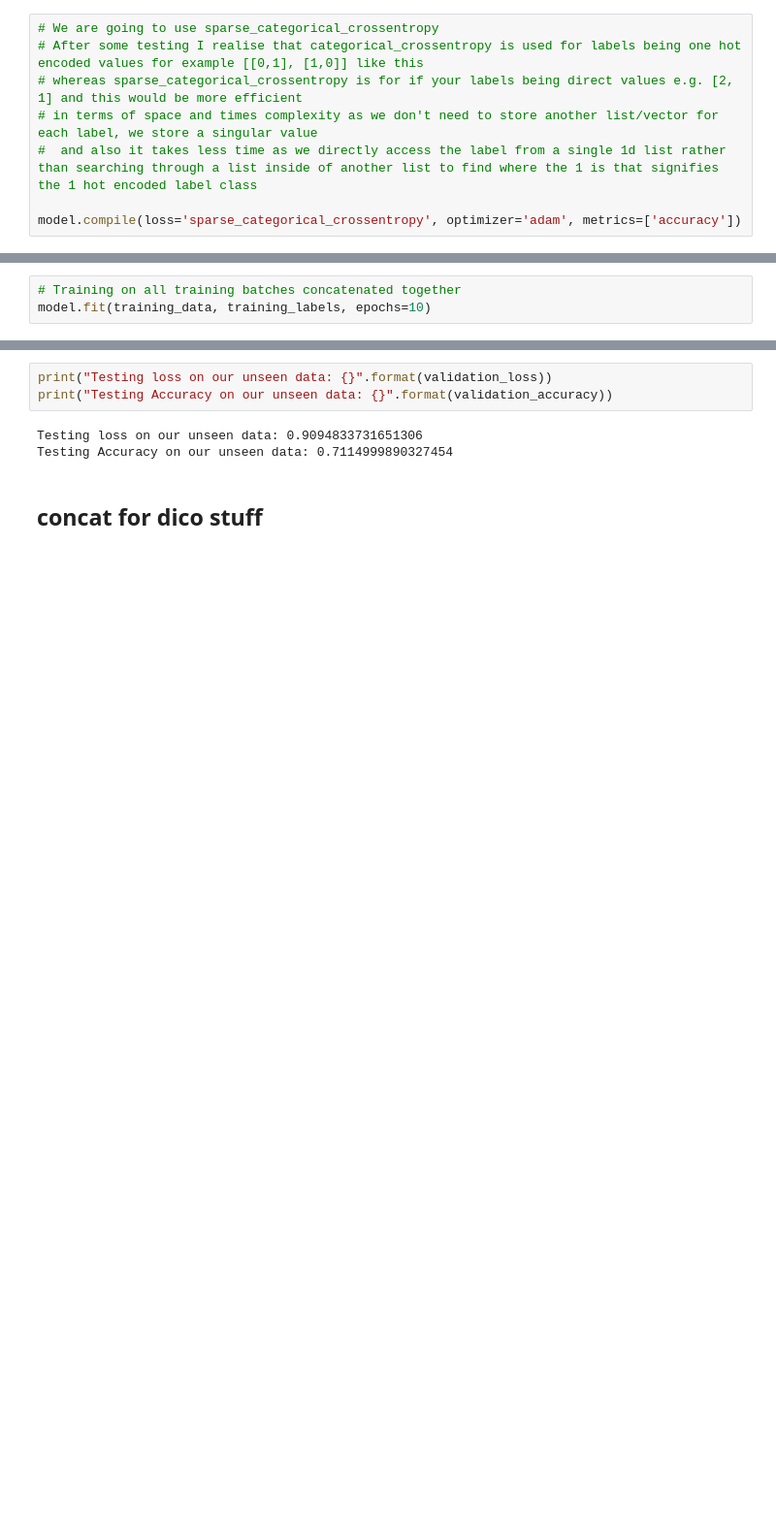
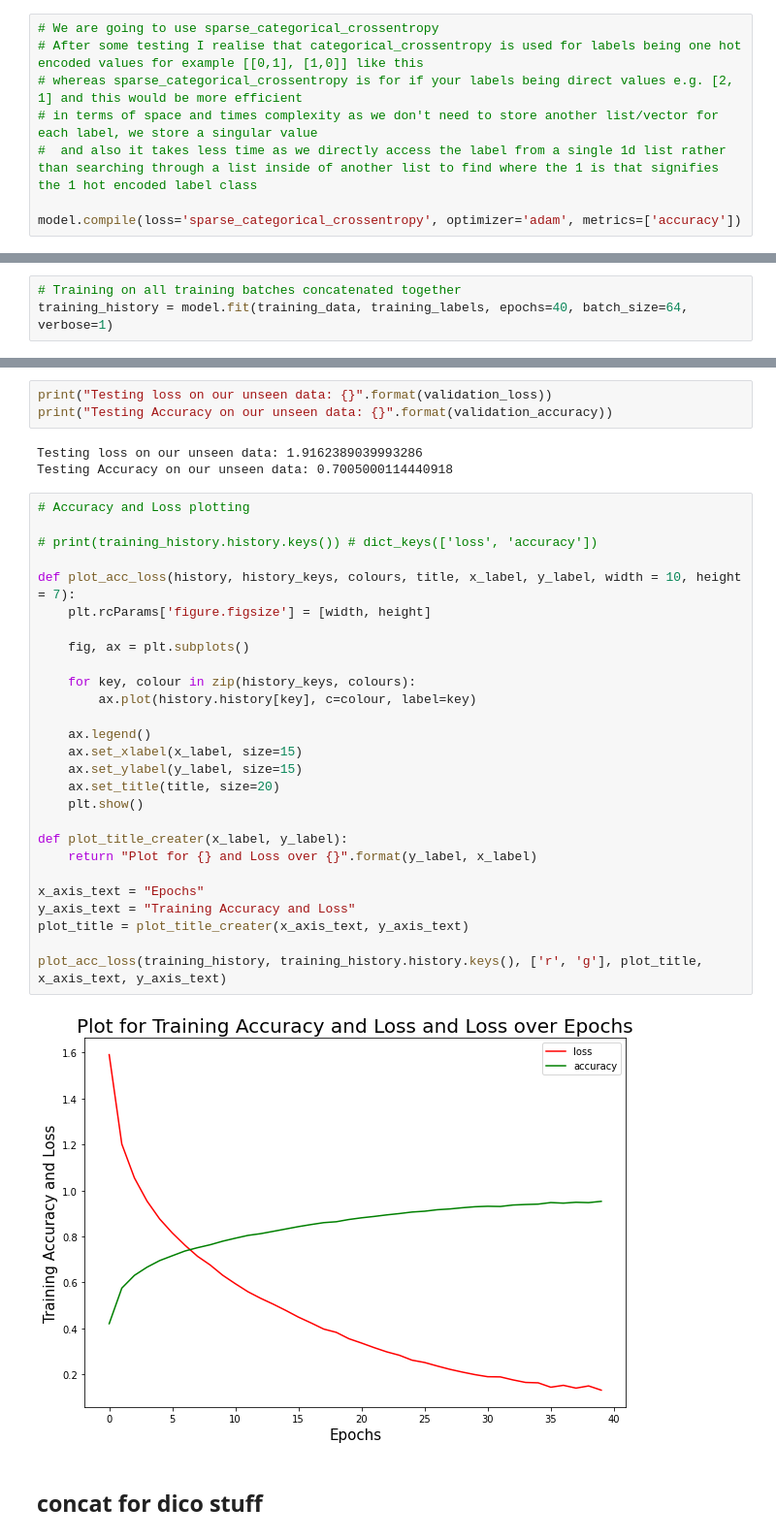
Before and after one commit to UmerFakher/INT2-Group-Project-CIFAR10, a Jupyter notebook: CIFAR10_CNN_Model_ColabShortened.ipynb, the cells around one changed output, grey strips where cells are left out. Shown: that part at 97% size. Saved outputs shown, nothing was run; the diff lists cells and outputs as text; blank space fills up the shorter version.

Commit message:
Plotting Acc and loss using matplotlib

```diff
--- a/CIFAR10_CNN_Model_ColabShortened.ipynb
+++ b/CIFAR10_CNN_Model_ColabShortened.ipynb
@@ -508,4 +505,4 @@ tf.keras.utils.plot_model(model, show_shapes=True)
 # %%
 # Training on all training batches concatenated together
-model.fit(training_data, training_labels, epochs=10)
+training_history = model.fit(training_data, training_labels, epochs=40, batch_size=64, verbose=1)
 # %% [output]
@@ -539,8 +532,37 @@ validation_loss, validation_accuracy = model.evaluate(testing_data, testing_labe
 print("Testing loss on our unseen data: {}".format(validation_loss))
 print("Testing Accuracy on our unseen data: {}".format(validation_accuracy))
 # %% [output]
-Testing loss on our unseen data: 0.9094833731651306
-Testing Accuracy on our unseen data: 0.7114999890327454
+Testing loss on our unseen data: 1.9162389039993286
+Testing Accuracy on our unseen data: 0.7005000114440918
+# %%
+# Accuracy and Loss plotting
+
+# print(training_history.history.keys()) # dict_keys(['loss', 'accuracy'])
+
+def plot_acc_loss(history, history_keys, colours, title, x_label, y_label, width = 10, height = 7):
+    plt.rcParams['figure.figsize'] = [width, height]
+
+    fig, ax = plt.subplots()
+
+    for key, colour in zip(history_keys, colours):
+        ax.plot(history.history[key], c=colour, label=key)
+
+    ax.legend()
+    ax.set_xlabel(x_label, size=15)
+    ax.set_ylabel(y_label, size=15)
+    ax.set_title(title, size=20)
+    plt.show()
+
+def plot_title_creater(x_label, y_label):
+    return "Plot for {} and Loss over {}".format(y_label, x_label)
+
+x_axis_text = "Epochs"
+y_axis_text = "Training Accuracy and Loss"
+plot_title = plot_title_creater(x_axis_text, y_axis_text)
+
+plot_acc_loss(training_history, training_history.history.keys(), ['r', 'g'], plot_title, x_axis_text, y_axis_text)
+# %% [output]
+[figure, added]
 # %% [markdown]
 ## concat for dico stuff
 # %%
```
Also changed, not shown: parts of 5 cells of this notebook.
